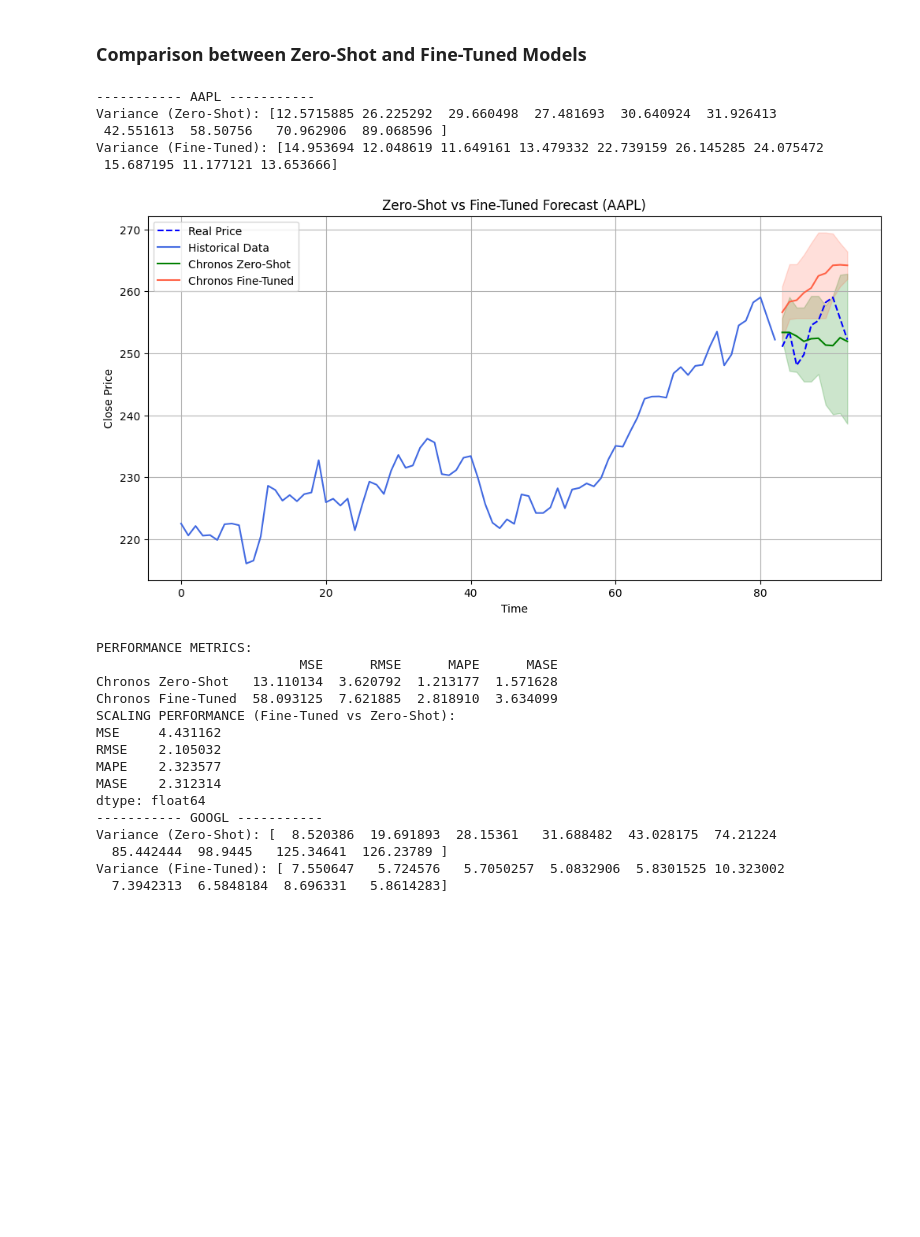
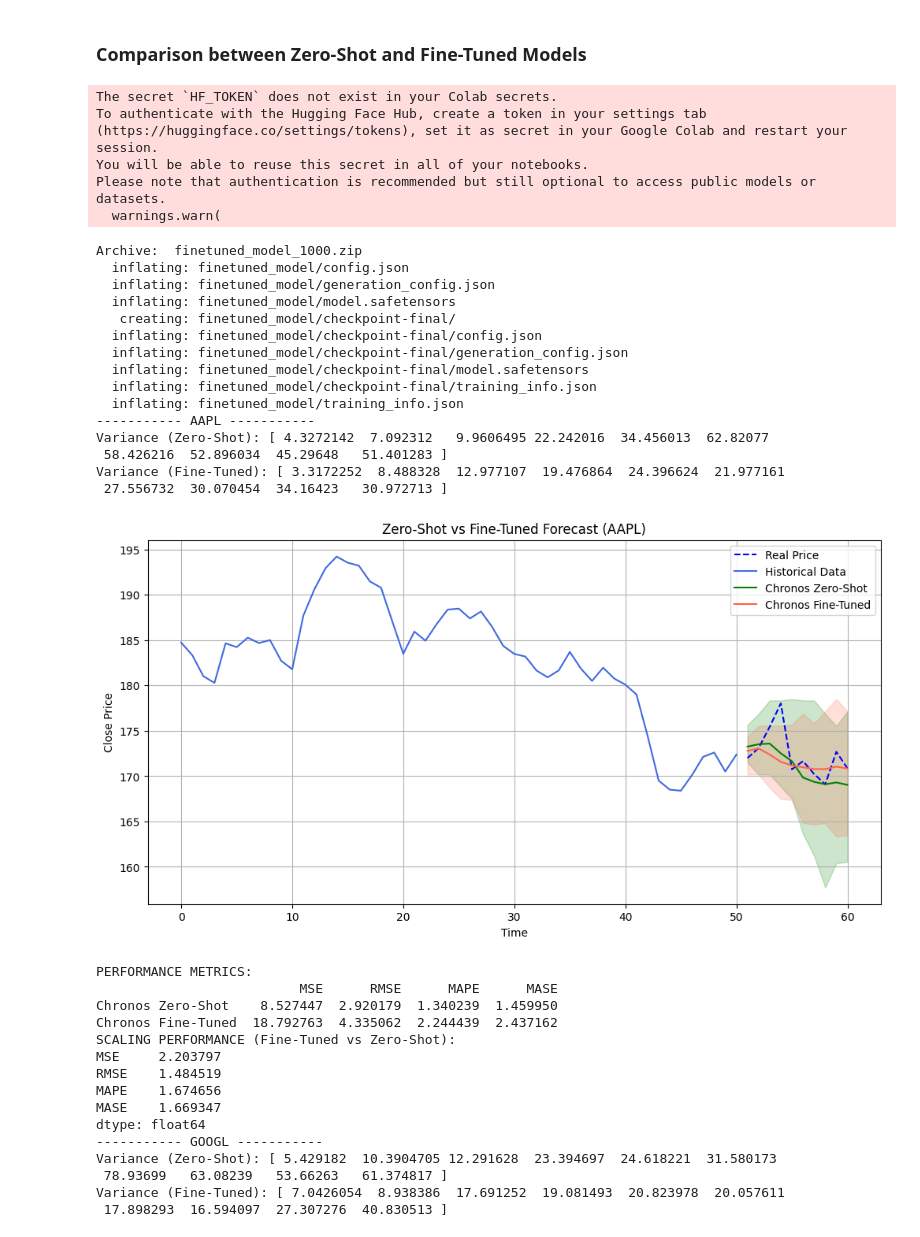
Before and after one commit to JackBstn/Chronos_multivariate, a Jupyter notebook: chronos_fine_tuning.ipynb, the cells around one changed output. Drawn from its saved outputs; the diff is of its cells as text; code cells hidden in the pictures; blank space fills up the shorter version.

Commit message:
chronos long finetuning

```diff
--- a/chronos_fine_tuning.ipynb
+++ b/chronos_fine_tuning.ipynb
@@ -35,6 +53,14 @@ from typing import List, Union
 import matplotlib.pyplot as plt
 from gluonts.dataset.arrow import ArrowWriter
 from chronos import BaseChronosPipeline, ChronosPipeline
+
+def reset_seed():
+  """ Reset seed for reproducibility """
+  seed = 343126
+  torch.manual_seed(seed)
+  if torch.cuda.is_available():
+      torch.cuda.manual_seed_all(seed)
+  np.random.seed(seed)
 # %%
 tickers = ["AAPL"]
 time_series_list = []
@@ -165,10 +179,13 @@ def agg_relative_score(model_df: pd.DataFrame, baseline_df: pd.DataFrame):
     relative_score = model_df / baseline_df  # Ratio between model and baseline
     return relative_score.agg(gmean)  # Geometric mean of improvements
 # %%
+reset_seed() # For reproducibility
+
 # Chronos model (Zero-Shot)
 zero_shot_pipeline = BaseChronosPipeline.from_pretrained("amazon/chronos-t5-tiny", device_map="cuda", torch_dtype=torch.bfloat16)
 
 # Fine-tuned Chronos model
+!unzip -o finetuned_model_1000.zip # If you're using a fine-tuned model
 fine_tuned_pipeline = ChronosPipeline.from_pretrained("finetuned_model")
 
 prediction_length = 10  # Forecasting horizon
@@ -178,11 +195,14 @@ for symbol in symbols:
     print(f"----------- {symbol} -----------")
 
     # Download financial data from Yahoo Finance
-    data = yf.download(symbol, start="2024-09-01", end="2024-12-31", progress=False)
+    data = yf.download(symbol, start="2024-01-01", end="2024-03-31", progress=False)
 
     # Extract the closing prices
     df = data.reset_index()
     close_prices = df["Close"].values.reshape(-1)
+
+    close_prices_to_predict = close_prices[-prediction_length:] # Last prediction_length values
+    close_prices = close_prices[:-prediction_length] # Everything except the last prediction_length values
 
     # Zero-Shot
     forecast_zero_shot = zero_shot_pipeline.predict(context=torch.tensor(close_prices), prediction_length=prediction_length)
@@ -201,7 +221,7 @@ for symbol in symbols:
     forecast_index = range(len(close_prices), len(close_prices) + prediction_length)
     plt.figure(figsize=(12, 6))
 
-    plt.plot(forecast_index, close_prices[-prediction_length:], color="blue", linestyle="--", label="Real Price")
+    plt.plot(forecast_index, close_prices_to_predict, color="blue", linestyle="--", label="Real Price")
     plt.plot(close_prices, color="royalblue", label="Historical Data")
     plt.plot(forecast_index, mean_zero, color="green", label="Chronos Zero-Shot")
     plt.fill_between(forecast_index, low_zero, high_zero, color="green", alpha=0.2)
@@ -215,51 +235,66 @@ for symbol in symbols:
     plt.show()
     plt.close()
 
     # ----- Comparison of performance metrics -----
 
     # Zero-Shot (use mean of the predicted distribution)
     forecast_zero_shot = zero_shot_pipeline.predict(context=torch.tensor(close_prices), prediction_length=prediction_length)[0].numpy().mean(axis=0)
 
     # Fine-Tuned (use mean of the predicted distribution)
     forecast_fine_tuned = fine_tuned_pipeline.predict(context=torch.tensor(close_prices), prediction_length=prediction_length)[0].numpy().mean(axis=0)
 
     # Use real values for comparison
     actual_values = close_prices[-prediction_length:]
 
     # Numerical results for both models
     metrics_zero_shot = compute_metrics(actual_values, forecast_zero_shot, close_prices[:-prediction_length])
     metrics_fine_tuned = compute_metrics(actual_values, forecast_fine_tuned, close_prices[:-prediction_length])
 
     # Create a DataFrame for comparison
     results_df = pd.DataFrame([metrics_zero_shot, metrics_fine_tuned], index=["Chronos Zero-Shot", "Chronos Fine-Tuned"])
 
     # Comparison between Fine-Tuned and Zero-Shot models
     relative_scores = agg_relative_score(results_df.loc["Chronos Fine-Tuned"], results_df.loc["Chronos Zero-Shot"])
 
     # Output the results
     print("\nPERFORMANCE METRICS:")
     print(results_df)
     print("SCALING PERFORMANCE (Fine-Tuned vs Zero-Shot):")
     print(relative_scores)
 # %% [output]
------------ AAPL -----------
-Variance (Zero-Shot): [12.5715885 26.225292  29.660498  27.481693  30.640924  31.926413
- 42.551613  58.50756   70.962906  89.068596 ]
-Variance (Fine-Tuned): [14.953694 12.048619 11.649161 13.479332 22.739159 26.145285 24.075472
- 15.687195 11.177121 13.653666]
+The secret `HF_TOKEN` does not exist in your Colab secrets.
+To authenticate with the Hugging Face Hub, create a token in your settings tab (https://huggingface.co/settings/tokens), set it as secret in your Google Colab and restart your session.
+You will be able to reuse this secret in all of your notebooks.
+Please note that authentication is recommended but still optional to access public models or datasets.
+  warnings.warn(
+Archive:  finetuned_model_1000.zip
+  inflating: finetuned_model/config.json
+  inflating: finetuned_model/generation_config.json
+  inflating: finetuned_model/model.safetensors
+   creating: finetuned_model/checkpoint-final/
+  inflating: finetuned_model/checkpoint-final/config.json
+  inflating: finetuned_model/checkpoint-final/generation_config.json
+  inflating: finetuned_model/checkpoint-final/model.safetensors
+  inflating: finetuned_model/checkpoint-final/training_info.json
+  inflating: finetuned_model/training_info.json
+----------- AAPL -----------
+Variance (Zero-Shot): [ 4.3272142  7.092312   9.9606495 22.242016  34.456013  62.82077
+ 58.426216  52.896034  45.29648   51.401283 ]
+Variance (Fine-Tuned): [ 3.3172252  8.488328  12.977107  19.476864  24.396624  21.977161
+ 27.556732  30.070454  34.16423   30.972713 ]
-[figure, old version]
+[figure, new version]
-PERFORMANCE METRICS:
-                          MSE      RMSE      MAPE      MASE
-Chronos Zero-Shot   13.110134  3.620792  1.213177  1.571628
-Chronos Fine-Tuned  58.093125  7.621885  2.818910  3.634099
-SCALING PERFORMANCE (Fine-Tuned vs Zero-Shot):
-MSE     4.431162
-RMSE    2.105032
-MAPE    2.323577
-MASE    2.312314
-dtype: float64
------------ GOOGL -----------
-Variance (Zero-Shot): [  8.520386  19.691893  28.15361   31.688482  43.028175  74.21224
-  85.442444  98.9445   125.34641  126.23789 ]
-Variance (Fine-Tuned): [ 7.550647   5.724576   5.7050257  5.0832906  5.8301525 10.323002
-  7.3942313  6.5848184  8.696331   5.8614283]
+PERFORMANCE METRICS:
+                          MSE      RMSE      MAPE      MASE
+Chronos Zero-Shot    8.527447  2.920179  1.340239  1.459950
+Chronos Fine-Tuned  18.792763  4.335062  2.244439  2.437162
+SCALING PERFORMANCE (Fine-Tuned vs Zero-Shot):
+MSE     2.203797
+RMSE    1.484519
+MAPE    1.674656
+MASE    1.669347
+dtype: float64
+----------- GOOGL -----------
+Variance (Zero-Shot): [ 5.429182  10.3904705 12.291628  23.394697  24.618221  31.580173
+ 78.93699   63.08239   53.66263   61.374817 ]
+Variance (Fine-Tuned): [ 7.0426054  8.938386  17.691252  19.081493  20.823978  20.057611
+ 17.898293  16.594097  27.307276  40.830513 ]
```
Also changed, not shown: parts of 6 cells of this notebook, 1 other file.
